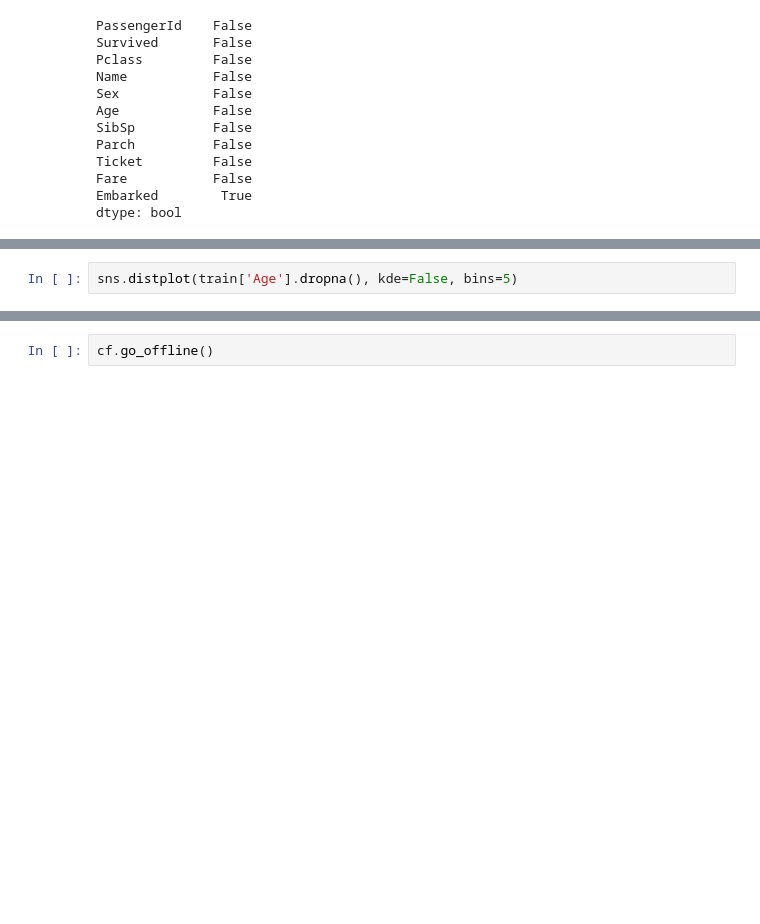
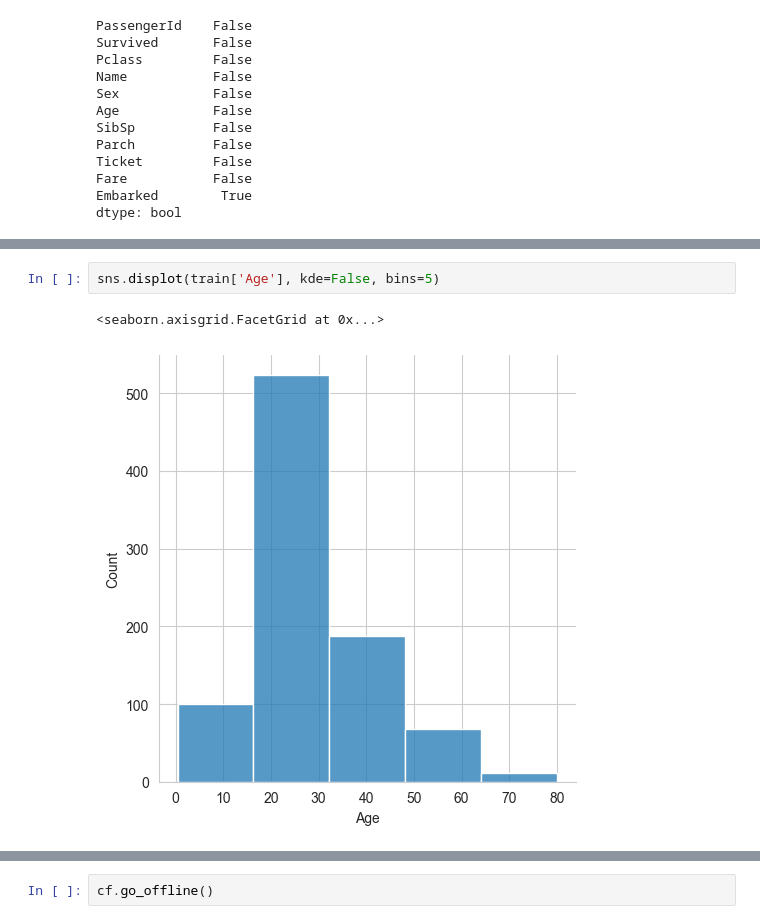
Before and after one commit to ClipLee/suml-lab-ClipLee, a Jupyter notebook: Regresja.ipynb, the cells around one changed output, grey strips where cells are left out. Cells and saved outputs as stored; diff of their text form; blank space fills up the shorter version.

```diff
--- a/Regresja.ipynb
+++ b/Regresja.ipynb
@@ -138,4 +174,7 @@ sns.countplot(x='Survived', data=train, hue="Pclass")
 # %%
-sns.distplot(train['Age'].dropna(), kde=False, bins=5)
+sns.displot(train['Age'], kde=False, bins=5)
+# %% [output]
+<seaborn.axisgrid.FacetGrid at 0x...>
+[figure, added]
 # %%
 plt.figure(figsize=(10, 10))
```
Also changed, not shown: parts of 30 cells of this notebook.
